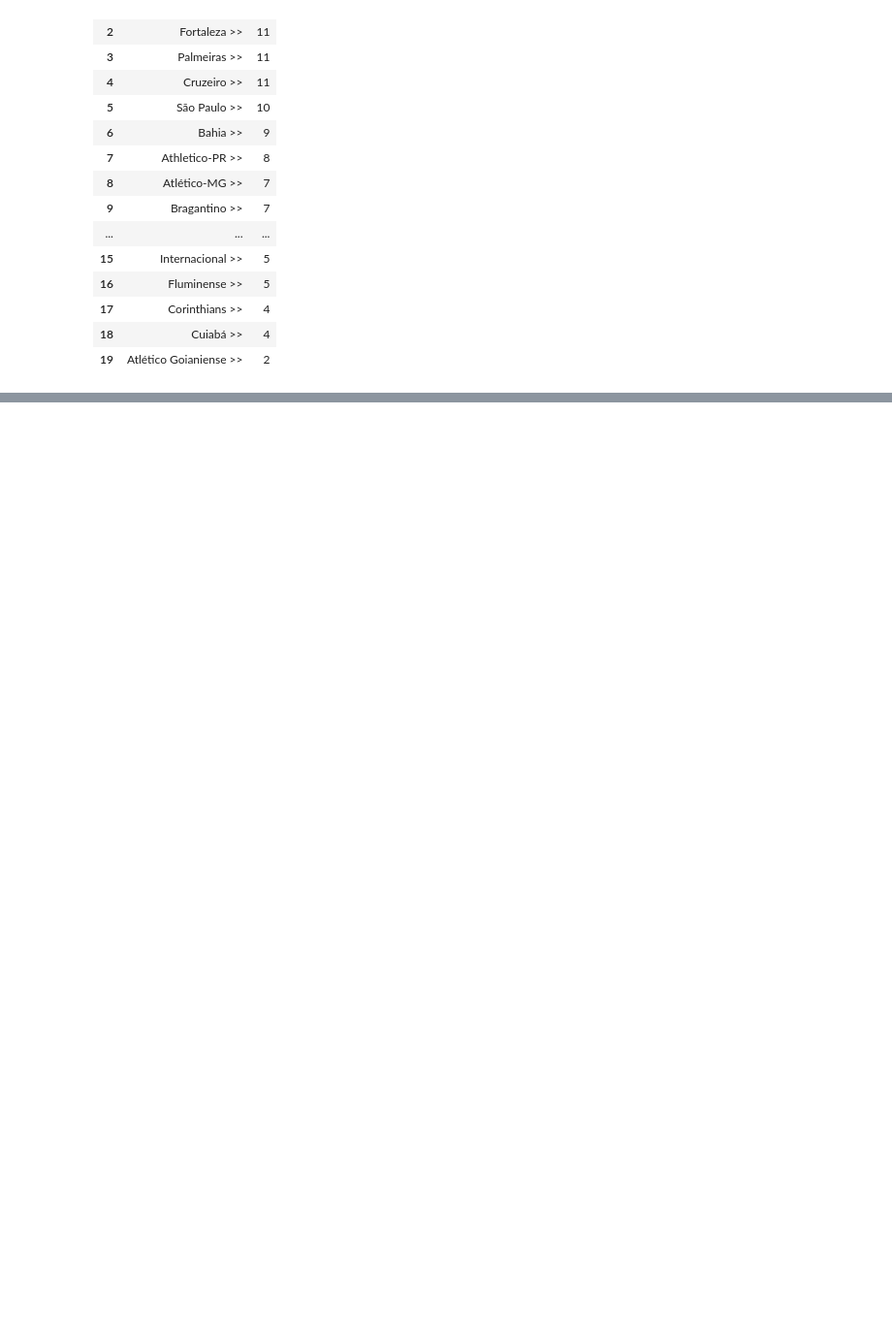
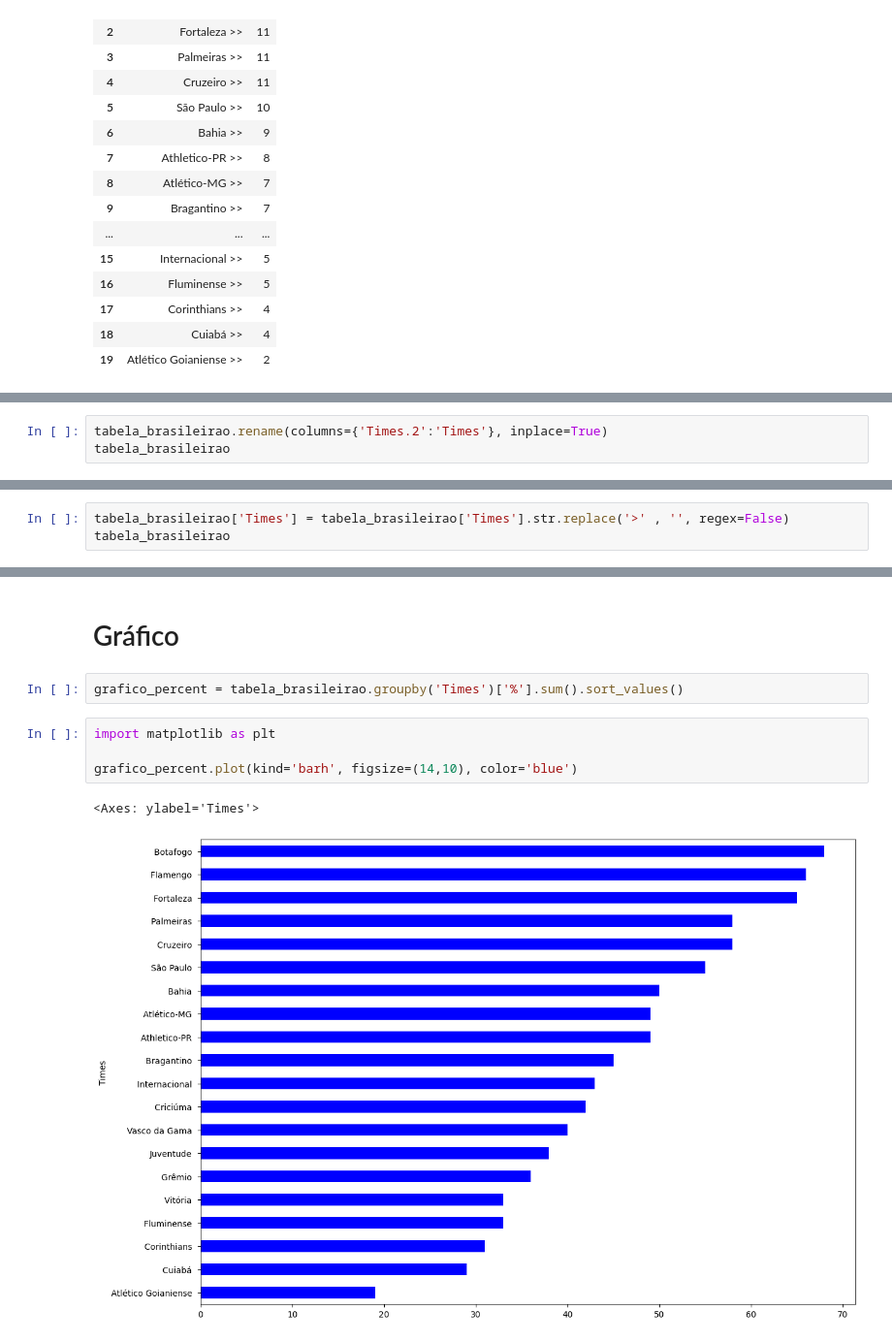
Before and after one commit to WandersonABR/projetofinal_tarde, a Jupyter notebook: notebook_tarde.ipynb, the cells around one changed output, grey strips where cells are left out. Shown at 97% size. Saved outputs shown, nothing was run; the diff lists cells and outputs as text; blank space fills up the shorter version.

```diff
--- a/notebook_tarde.ipynb
+++ b/notebook_tarde.ipynb
@@ -450,0 +491,3 @@ tabela_brasileirao[['Times.2', 'V']]
+# %%
+tabela_brasileirao.rename(columns={'Times.2':'Times'}, inplace=True)
+tabela_brasileirao
@@ -450,0 +514,3 @@ tabela_brasileirao[['Times.2', 'V']]
+# %%
+tabela_brasileirao['Times'] = tabela_brasileirao['Times'].str.replace('>' , '', regex=False)
+tabela_brasileirao
@@ -450,0 +535,11 @@ tabela_brasileirao[['Times.2', 'V']]
+# %% [markdown]
+# Gráfico
+# %%
+grafico_percent = tabela_brasileirao.groupby('Times')['%'].sum().sort_values()
+# %%
+import matplotlib as plt
+
+grafico_percent.plot(kind='barh', figsize=(14,10), color='blue')
+# %% [output]
+<Axes: ylabel='Times'>
+[figure, added]
```
Also changed, not shown: parts of 8 cells of this notebook, 2 other files.
